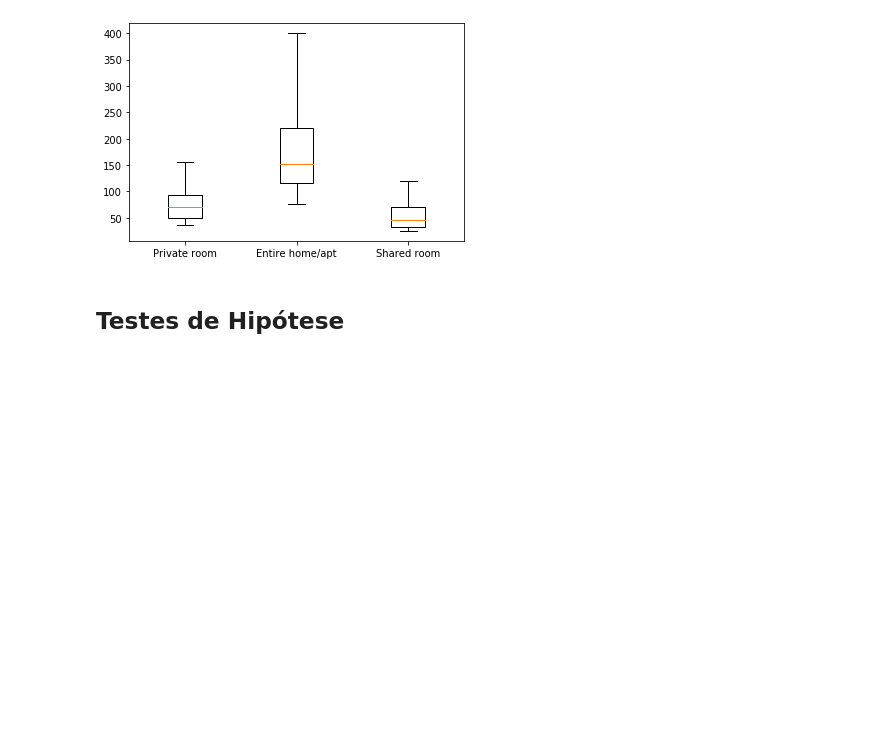
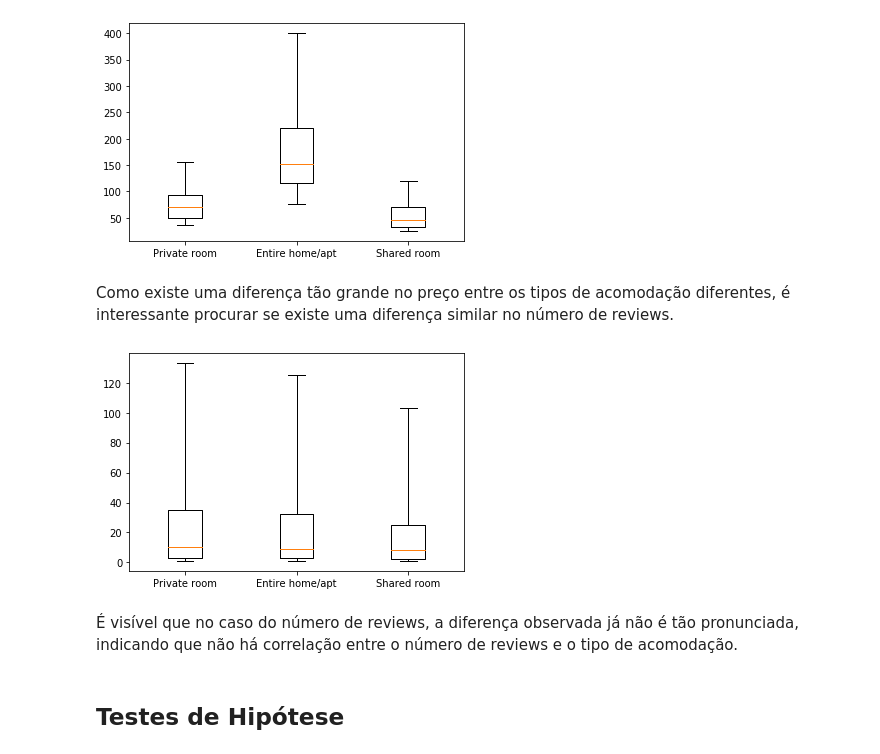
Before and after one commit to LucasPMM/Airbnb_Data_Analysis, a Jupyter notebook: Airbnb Analyzes.ipynb, the cells around one changed output. Drawn from its saved outputs; the diff is of its cells as text; code cells hidden in the pictures; blank space fills up the shorter version.

```diff
--- a/Airbnb Analyzes.ipynb
+++ b/Airbnb Analyzes.ipynb
@@ -62,6 +62,17 @@ plt.boxplot(y, sym='', whis=[5,95], labels=x)
 plt.show()
 # %% [output]
 [figure]
+# %% [markdown]
+Como existe uma diferença tão grande no preço entre os tipos de acomodação diferentes, é interessante procurar se existe uma diferença similar no número de reviews.
+# %%
+x = df['room_type'].unique()
+y = [(df[df['room_type'] == i])['number_of_reviews'] for i in x]
+plt.boxplot(y, sym='', whis=[5,95], labels=x)
+plt.show()
+# %% [output]
+[figure, added]
+# %% [markdown]
+É visível que no caso do número de reviews, a diferença observada já não é tão pronunciada, indicando que não há correlação entre o número de reviews e o tipo de acomodação.
 # %% [markdown]
 ## Testes de Hipótese
 # %% [markdown]
```
Also changed, not shown: parts of 3 cells of this notebook.
